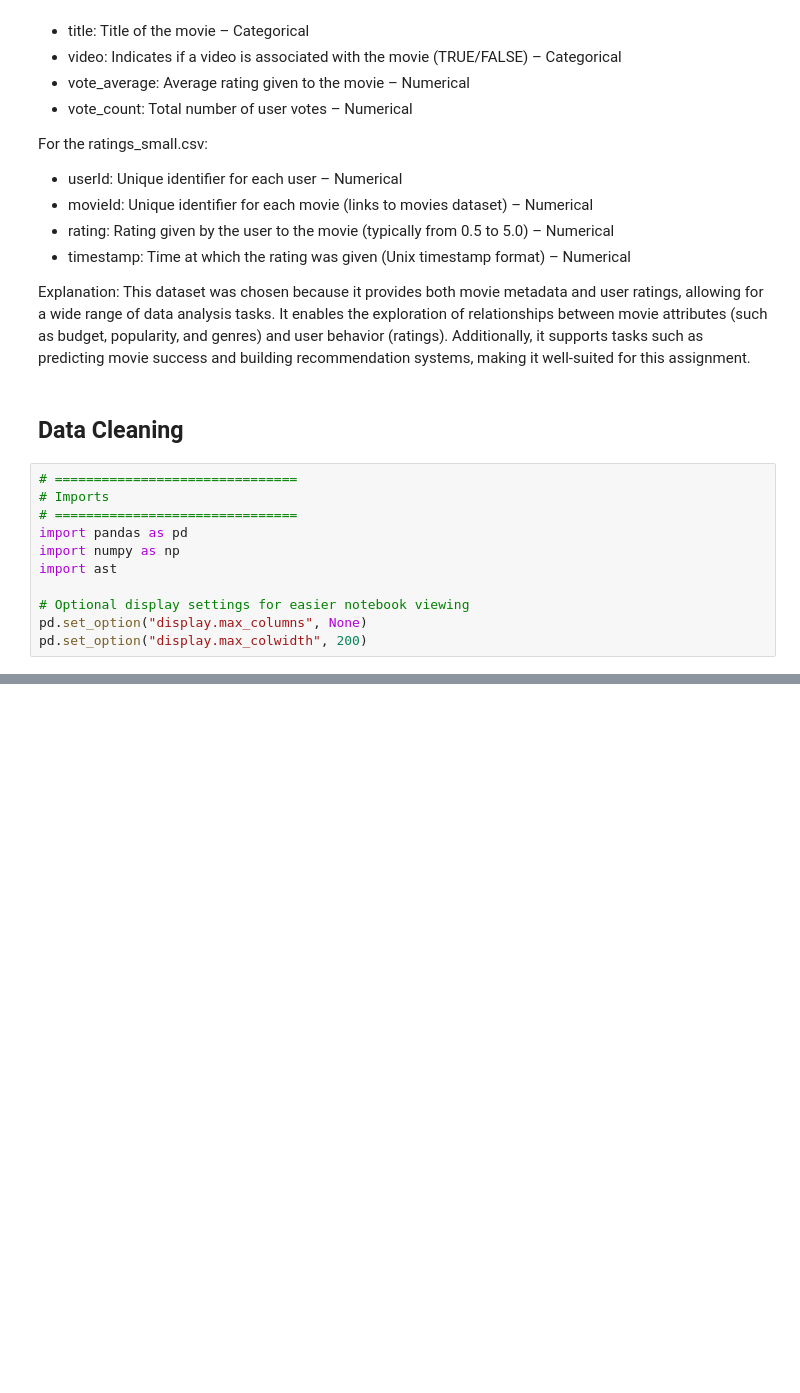
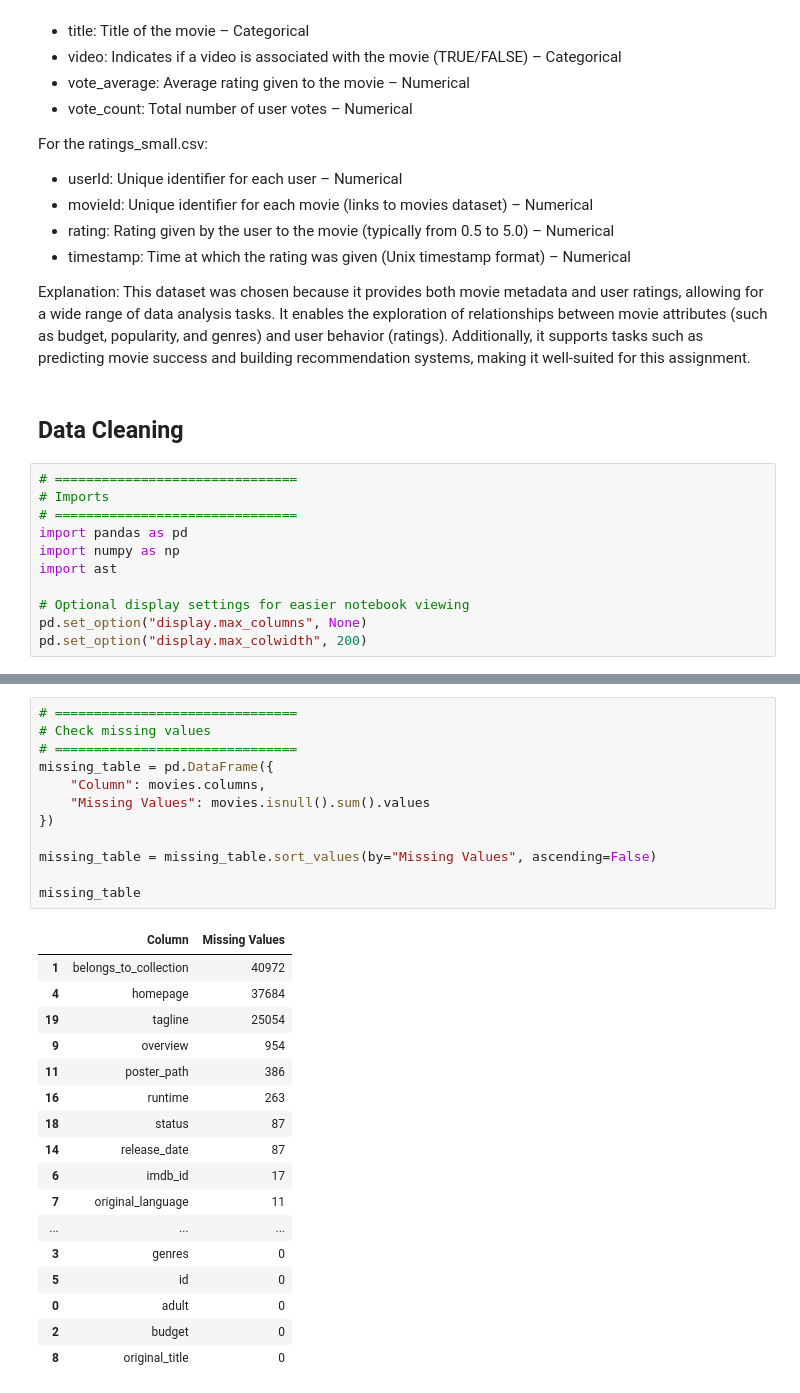
Before and after one commit to gabrielzohrob/CSI-4142---Assignment-4, a Jupyter notebook: CSI4142-Assignment4.ipynb, the cells around one changed output, grey strips where cells are left out. Drawn from its saved outputs; the diff is of its cells as text; blank space fills up the shorter version.

```diff
--- a/CSI4142-Assignment4.ipynb
+++ b/CSI4142-Assignment4.ipynb
@@ -104,0 +156,30 @@ display(ratings.head())
+# %%
+# ===============================
+# Check missing values
+# ===============================
+missing_table = pd.DataFrame({
+    "Column": movies.columns,
+    "Missing Values": movies.isnull().sum().values
+})
+
+missing_table = missing_table.sort_values(by="Missing Values", ascending=False)
+
+missing_table
+# %% [output]
+|  | Column | Missing Values |
+| 1 | belongs_to_collection | 40972 |
+| 4 | homepage | 37684 |
+| 19 | tagline | 25054 |
+| 9 | overview | 954 |
+| 11 | poster_path | 386 |
+| 16 | runtime | 263 |
+| 18 | status | 87 |
+| 14 | release_date | 87 |
+| 6 | imdb_id | 17 |
+| 7 | original_language | 11 |
+| ... | ... | ... |
+| 3 | genres | 0 |
+| 5 | id | 0 |
+| 0 | adult | 0 |
+| 2 | budget | 0 |
+| 8 | original_title | 0 |
```
Also changed, not shown: parts of 6 cells of this notebook.
